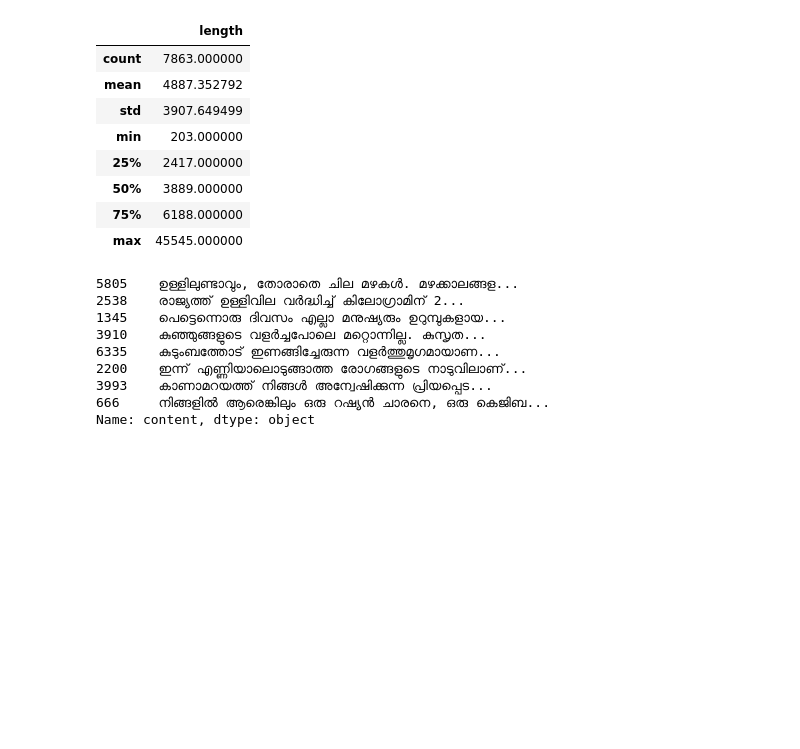
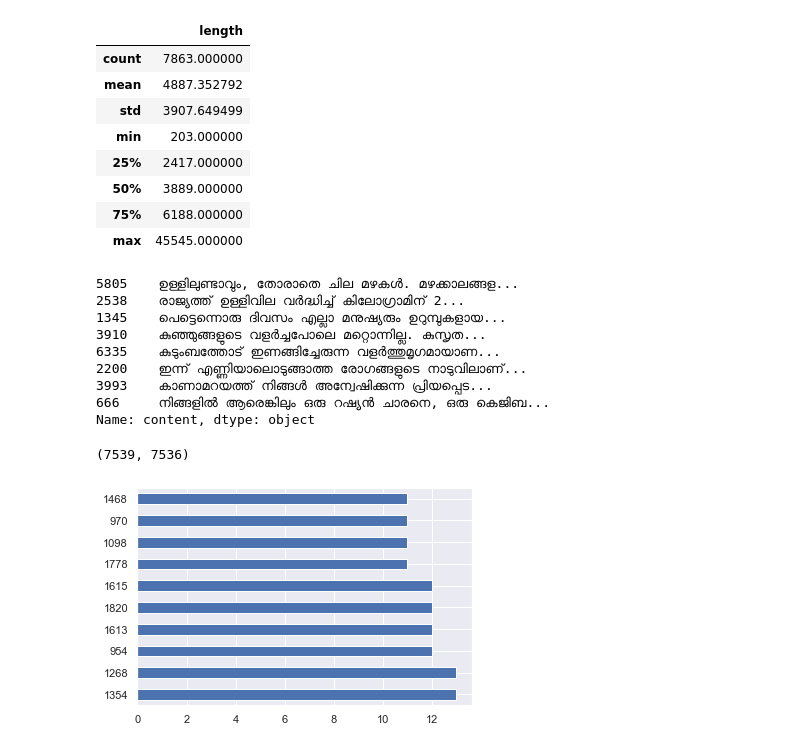
Before and after one commit to lkarjun/malayalam-language-model, a Jupyter notebook: Data-Preprocessing/data_statistics.ipynb, the cells around one changed output. Drawn from its saved outputs; the diff is of its cells as text; code cells hidden in the pictures; blank space fills up the shorter version.

```diff
--- a/Data-Preprocessing/data_statistics.ipynb
+++ b/Data-Preprocessing/data_statistics.ipynb
@@ -144,3 +161,11 @@ mag[mag['length'] == 3585]['content'].sample(8)
 3993    കാണാമറയത്ത് നിങ്ങള്‍ അന്വേഷിക്കുന്ന പ്രിയപ്പെട...
 666     നിങ്ങളിൽ ആരെങ്കിലും ഒരു റഷ്യൻ ചാരനെ, ഒരു കെജിബ...
 Name: content, dtype: object
+# %%
+len(mag), len(mag['content'].unique())
+# %% [output]
+(7539, 7536)
+# %%
+art['length'].value_counts().head(10).plot.barh();
+# %% [output]
+[figure, added]
```
Also changed, not shown: parts of 15 cells of this notebook.
